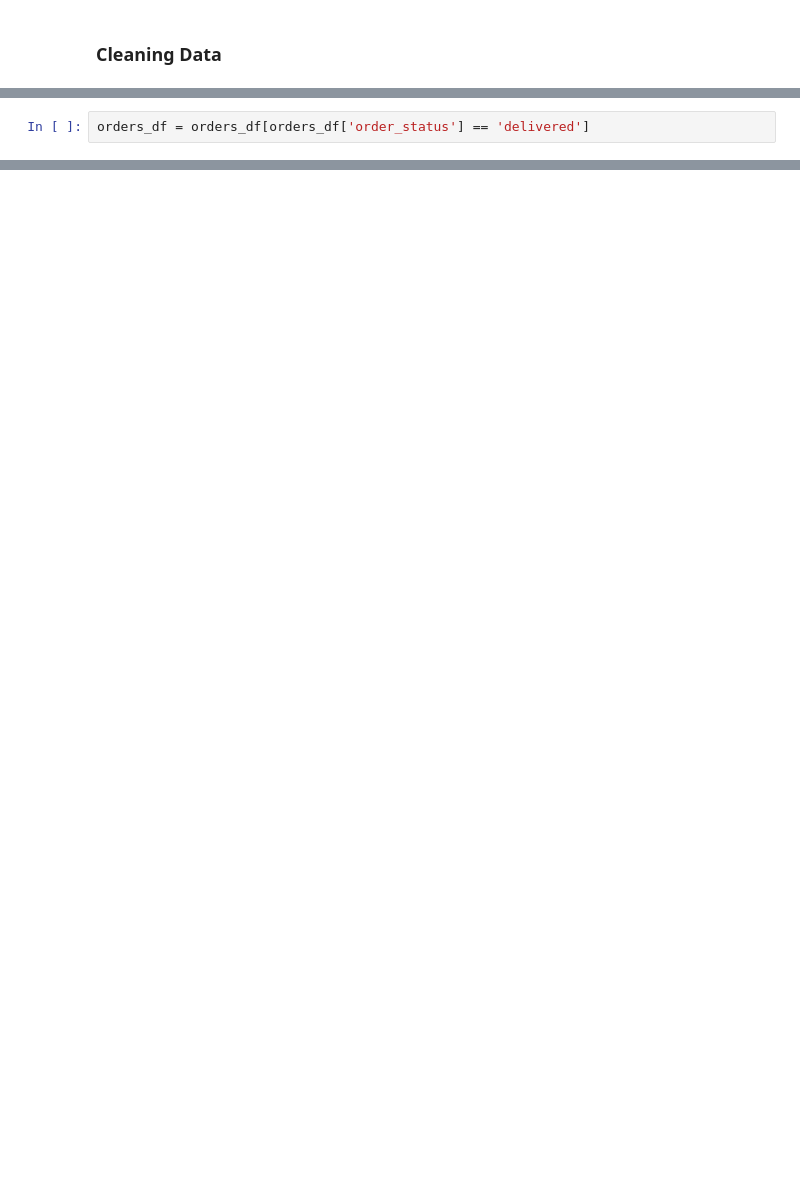
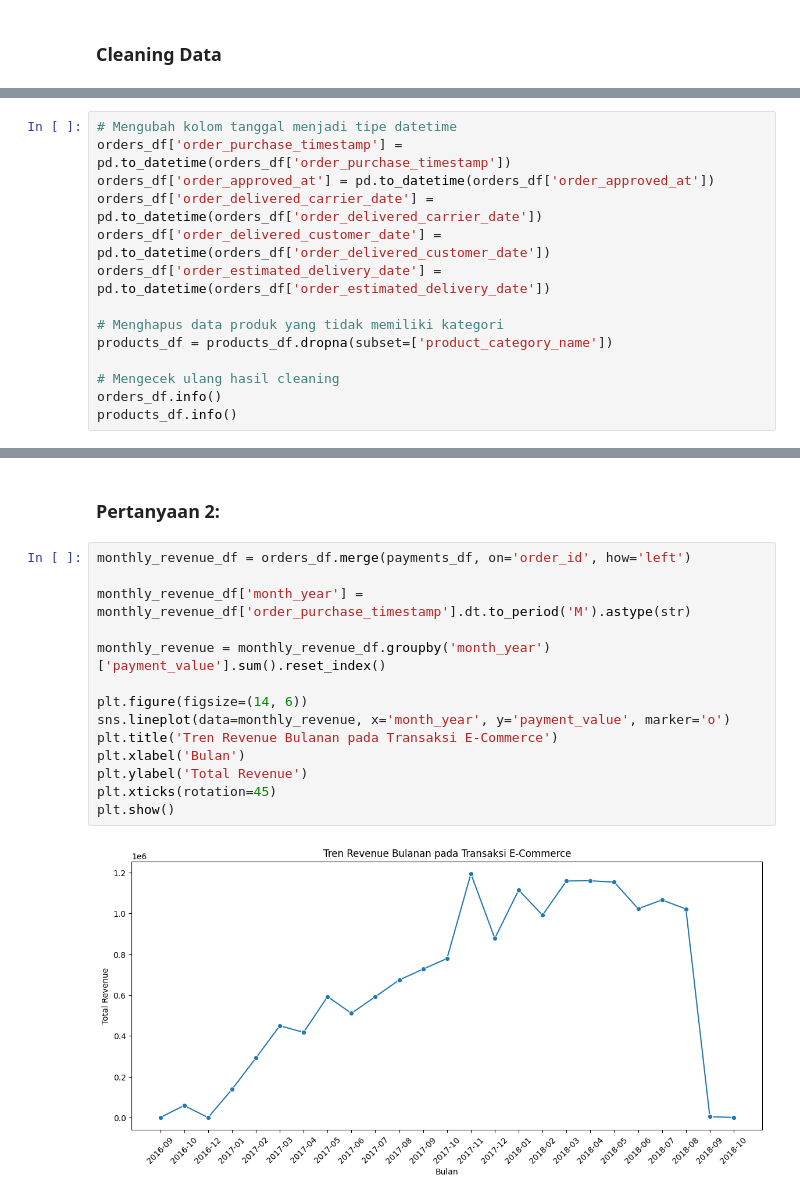
Before and after one commit to bilaaak/ecommerce, a Jupyter notebook: notebook.ipynb, the cells around one changed output, grey strips where cells are left out. Drawn from its saved outputs; the diff is of its cells as text; blank space fills up the shorter version.

```diff
--- a/notebook.ipynb
+++ b/notebook.ipynb
@@ -171,2 +122,0 @@ Memfilter hanya order yang deliverd
-# %%
-orders_df = orders_df[orders_df['order_status'] == 'delivered']
@@ -432,0 +125,14 @@ rfm.to_csv("rfm_data.csv", index=False)
+# %%
+# Mengubah kolom tanggal menjadi tipe datetime
+orders_df['order_purchase_timestamp'] = pd.to_datetime(orders_df['order_purchase_timestamp'])
+orders_df['order_approved_at'] = pd.to_datetime(orders_df['order_approved_at'])
+orders_df['order_delivered_carrier_date'] = pd.to_datetime(orders_df['order_delivered_carrier_date'])
+orders_df['order_delivered_customer_date'] = pd.to_datetime(orders_df['order_delivered_customer_date'])
+orders_df['order_estimated_delivery_date'] = pd.to_datetime(orders_df['order_estimated_delivery_date'])
+
+# Menghapus data produk yang tidak memiliki kategori
+products_df = products_df.dropna(subset=['product_category_name'])
+
+# Mengecek ulang hasil cleaning
+orders_df.info()
+products_df.info()
@@ -432,0 +222,18 @@ rfm.to_csv("rfm_data.csv", index=False)
+# %% [markdown]
+### Pertanyaan 2:
+# %%
+monthly_revenue_df = orders_df.merge(payments_df, on='order_id', how='left')
+
+monthly_revenue_df['month_year'] = monthly_revenue_df['order_purchase_timestamp'].dt.to_period('M').astype(str)
+
+monthly_revenue = monthly_revenue_df.groupby('month_year')['payment_value'].sum().reset_index()
+
+plt.figure(figsize=(14, 6))
+sns.lineplot(data=monthly_revenue, x='month_year', y='payment_value', marker='o')
+plt.title('Tren Revenue Bulanan pada Transaksi E-Commerce')
+plt.xlabel('Bulan')
+plt.ylabel('Total Revenue')
+plt.xticks(rotation=45)
+plt.show()
+# %% [output]
+[figure, added]
```
Also changed, not shown: parts of 73 cells of this notebook, 7 other files.
